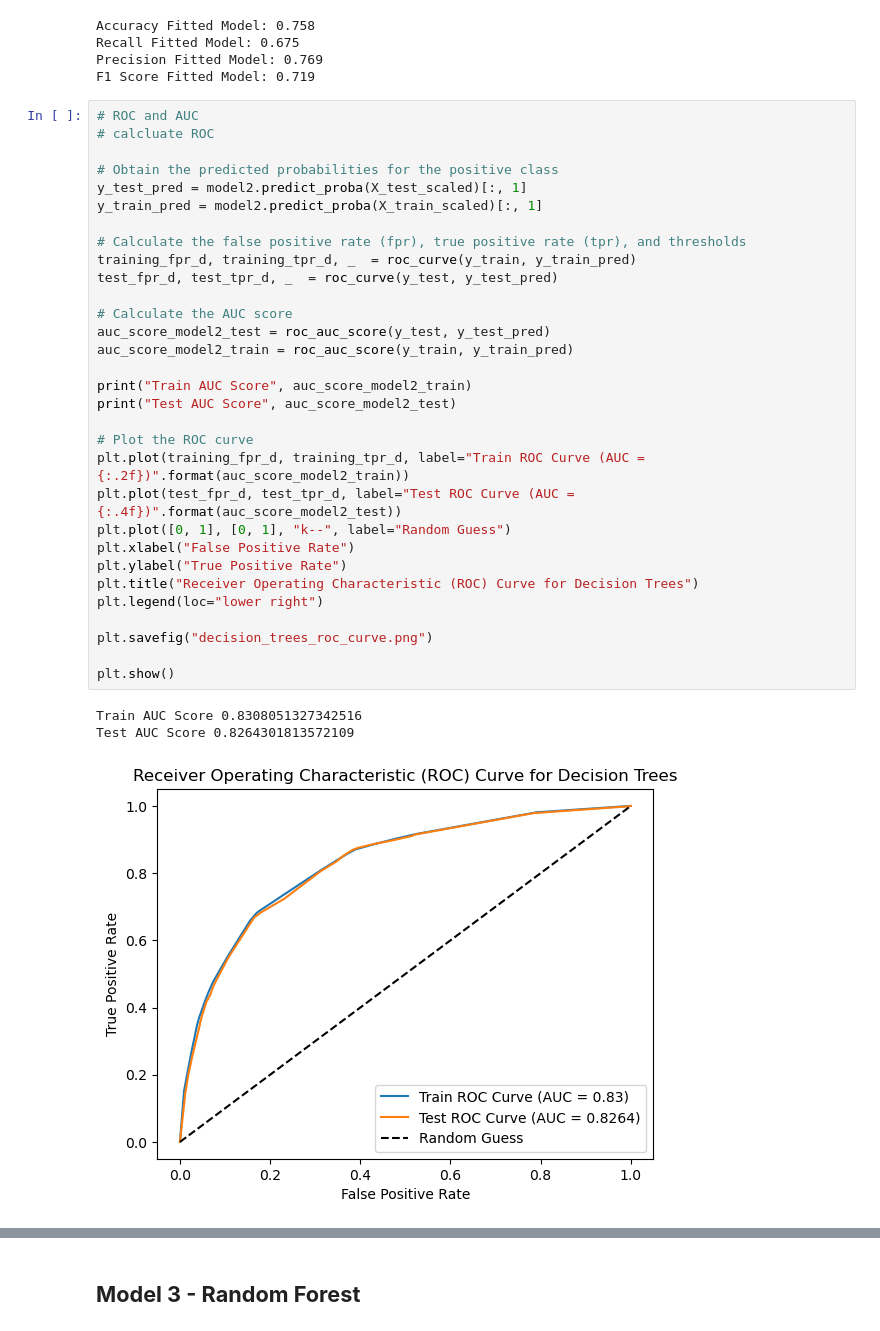
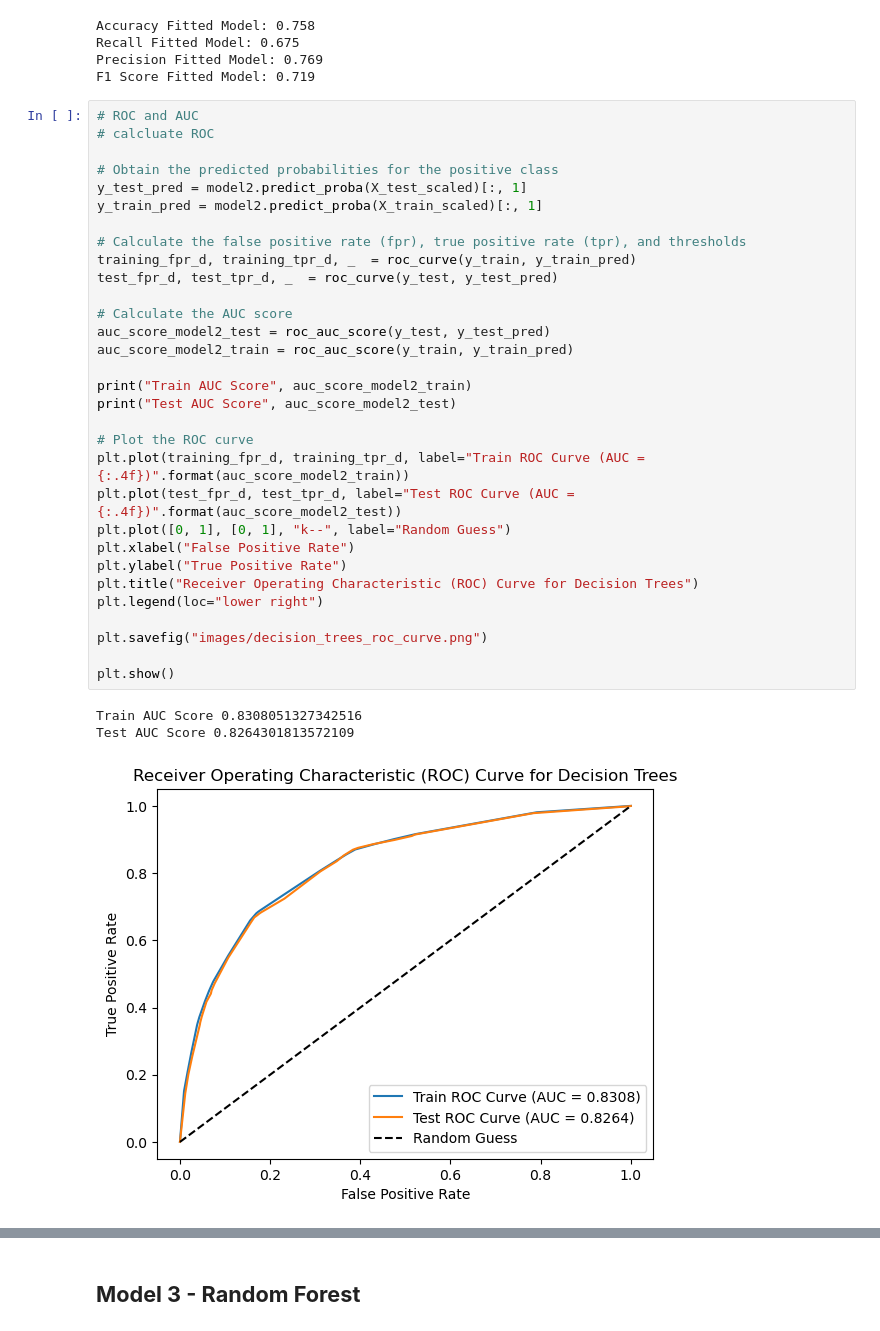
Before and after one commit to kuriawaruchu/Seasonal-Flu-Vaccine-Prediction, a Jupyter notebook: Group5_ph03_project.ipynb, the cells around one changed output, grey strips where cells are left out. Cells and saved outputs as stored; diff of their text form.

```diff
--- a/Group5_ph03_project.ipynb
+++ b/Group5_ph03_project.ipynb
@@ -1198,35 +1180,35 @@ F1 Score Fitted Model: 0.719
 # calcluate ROC
 
 # Obtain the predicted probabilities for the positive class
 y_test_pred = model2.predict_proba(X_test_scaled)[:, 1]
 y_train_pred = model2.predict_proba(X_train_scaled)[:, 1]
 
 # Calculate the false positive rate (fpr), true positive rate (tpr), and thresholds
 training_fpr_d, training_tpr_d, _  = roc_curve(y_train, y_train_pred)
 test_fpr_d, test_tpr_d, _  = roc_curve(y_test, y_test_pred)
 
 # Calculate the AUC score
 auc_score_model2_test = roc_auc_score(y_test, y_test_pred)
 auc_score_model2_train = roc_auc_score(y_train, y_train_pred)
 
 print("Train AUC Score", auc_score_model2_train)
 print("Test AUC Score", auc_score_model2_test)
 
 # Plot the ROC curve
-plt.plot(training_fpr_d, training_tpr_d, label="Train ROC Curve (AUC = {:.2f})".format(auc_score_model2_train))
+plt.plot(training_fpr_d, training_tpr_d, label="Train ROC Curve (AUC = {:.4f})".format(auc_score_model2_train))
 plt.plot(test_fpr_d, test_tpr_d, label="Test ROC Curve (AUC = {:.4f})".format(auc_score_model2_test))
 plt.plot([0, 1], [0, 1], "k--", label="Random Guess")
 plt.xlabel("False Positive Rate")
 plt.ylabel("True Positive Rate")
 plt.title("Receiver Operating Characteristic (ROC) Curve for Decision Trees")
 plt.legend(loc="lower right")
 
-plt.savefig("decision_trees_roc_curve.png")
+plt.savefig("images/decision_trees_roc_curve.png")
 
 plt.show()
 # %% [output]
 Train AUC Score 0.8308051327342516
 Test AUC Score 0.8264301813572109
-[figure, old version]
+[figure, new version]
 # %% [markdown]
 **Decision Trees Observations**
```
Also changed, not shown: parts of 45 cells of this notebook, 22 other files.
